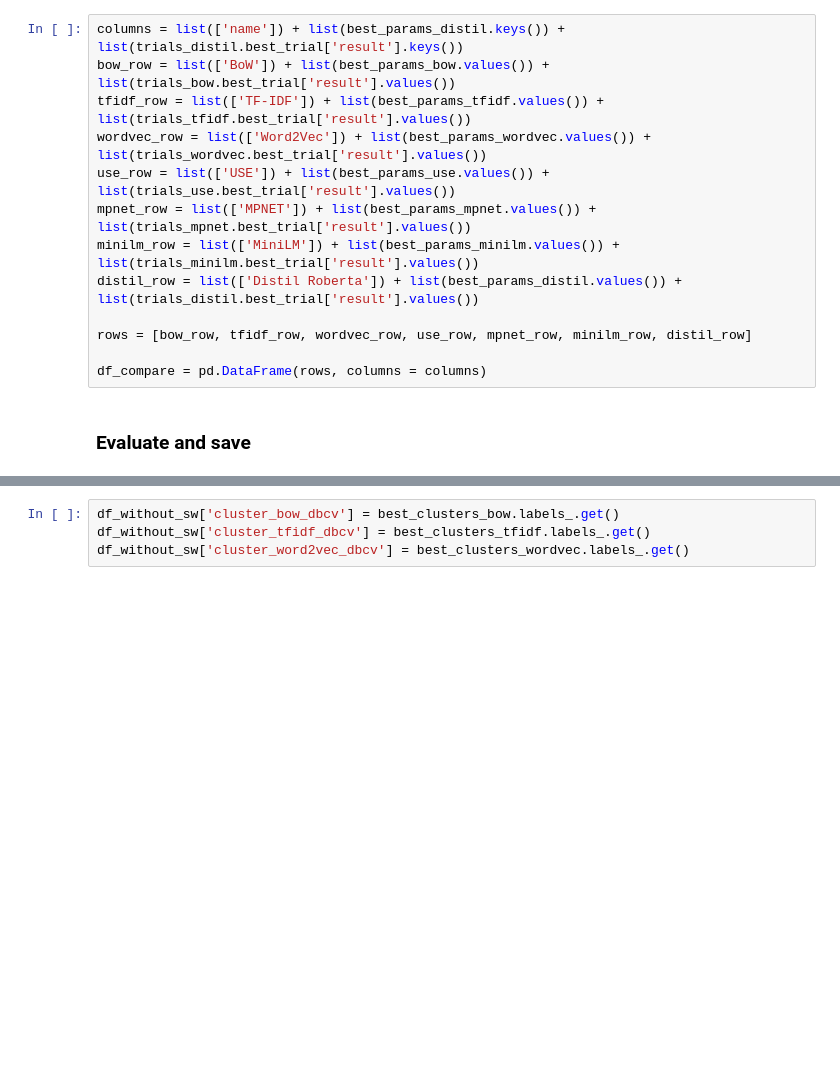
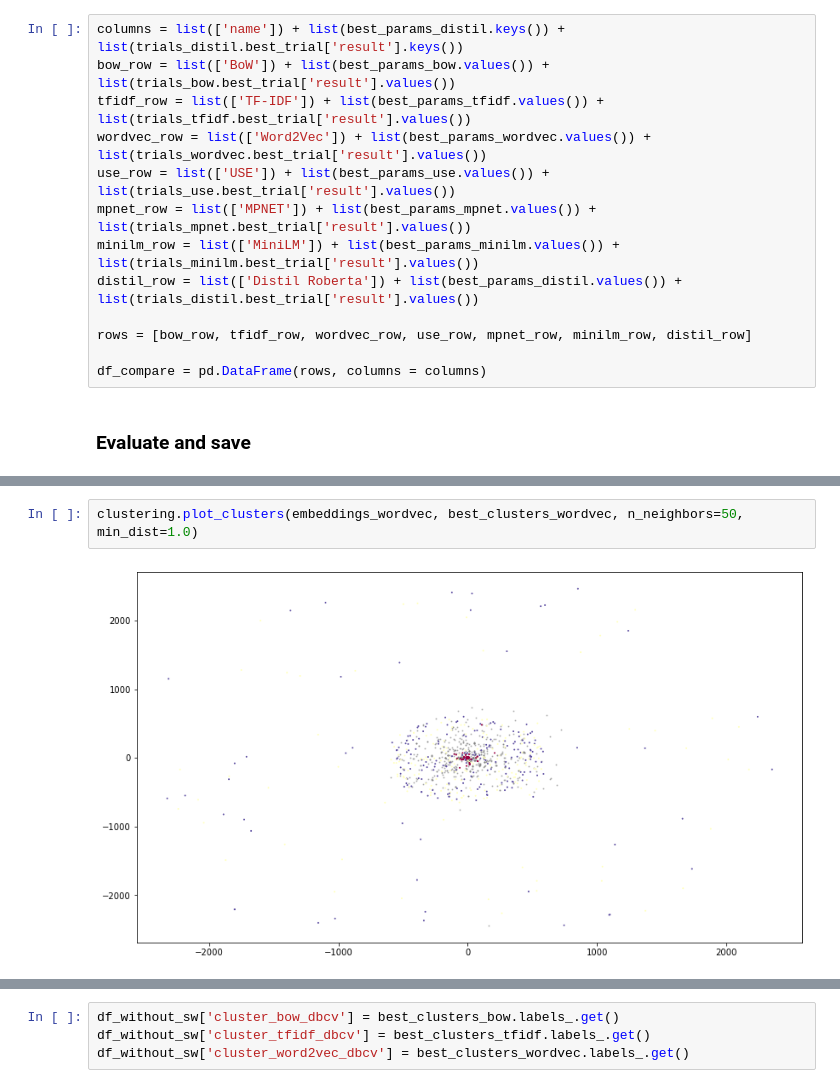
Before and after one commit to kmaksatk/Twitter_Stocks_Correlation, a Jupyter notebook: clustering_analysis.ipynb, the cells around one changed output, grey strips where cells are left out. Cells and saved outputs as stored; diff of their text form; blank space fills up the shorter version.

```diff
--- a/clustering_analysis.ipynb
+++ b/clustering_analysis.ipynb
@@ -556,3 +593,7 @@ clustering.top_ten_words(tweets_without_sw, best_clusters_wordvec.labels_.get())
+# %%
+clustering.plot_clusters(embeddings_wordvec, best_clusters_wordvec, n_neighbors=50, min_dist=1.0)
+# %% [output]
+[figure, added]
 # %%
 #Universal sentence encoder
 clustering.top_ten_words(tweets_with_sw, best_clusters_use.labels_.get())
```
Also changed, not shown: parts of 37 cells of this notebook.
